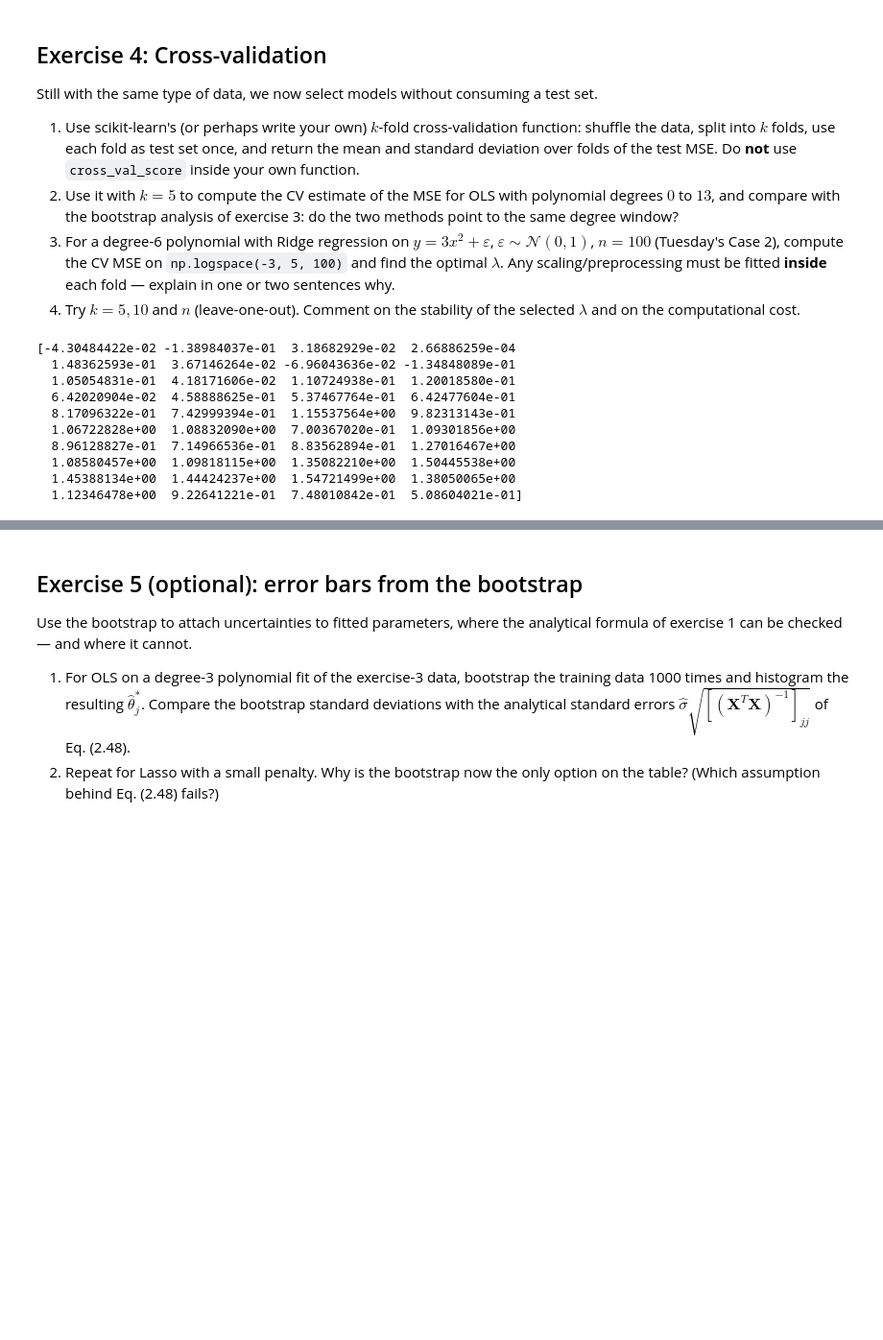
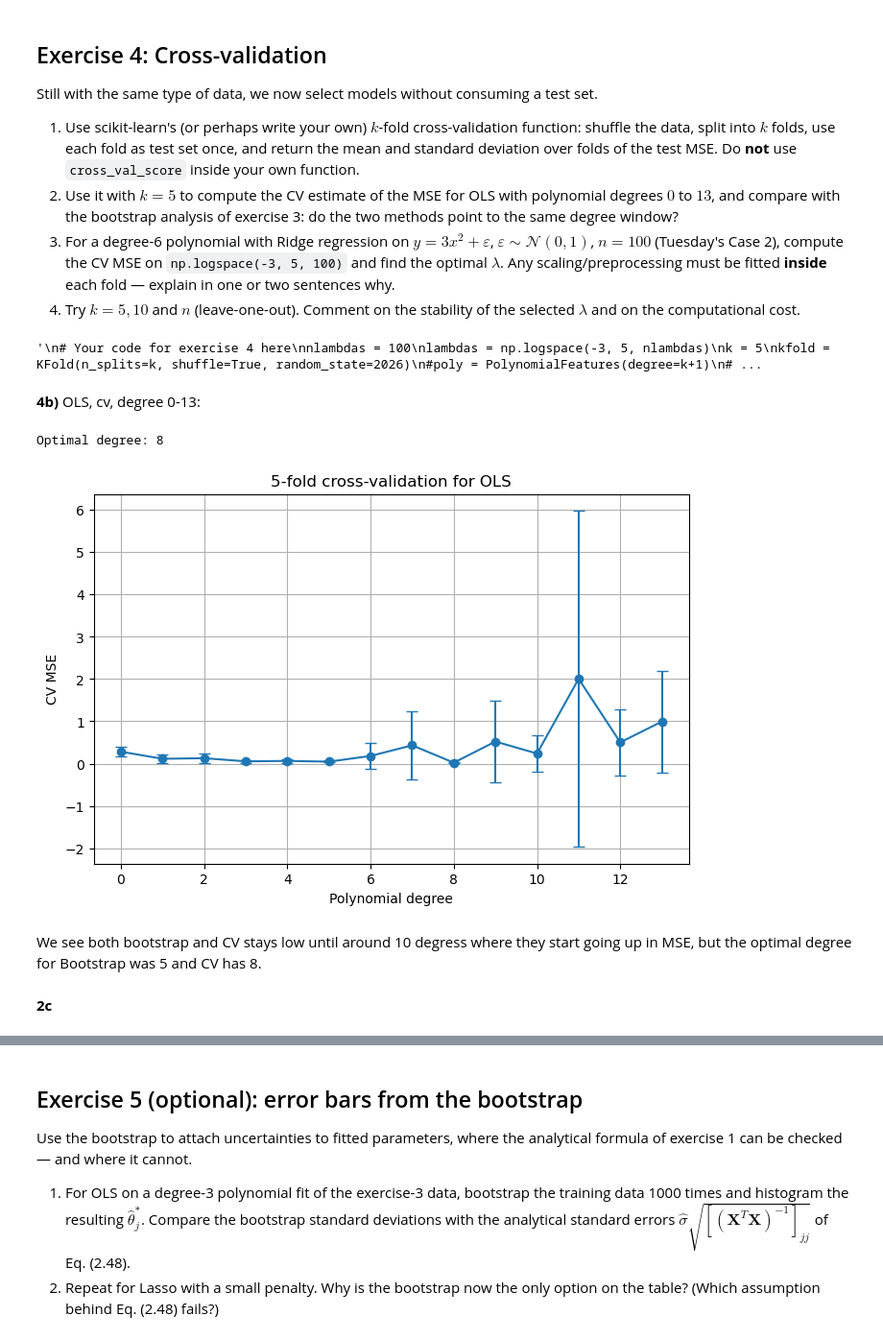
Before and after one commit to carlpd/FYS-STK, a Jupyter notebook: Weekly Excercises/exercisesweek36.ipynb, the cells around one changed output, grey strips where cells are left out. Shown at 96% size. Drawn from its saved outputs; the diff is of its cells as text; code cells hidden in the pictures; blank space fills up the shorter version.

```diff
--- a/Weekly Excercises/exercisesweek36.ipynb
+++ b/Weekly Excercises/exercisesweek36.ipynb
@@ -492,6 +474,7 @@ test set.
 4. Try $k = 5, 10$ and $n$ (leave-one-out). Comment on the stability of the
    selected $\lambda$ and on the computational cost.
 # %%
+"""
 # Your code for exercise 4 here
 nlambdas = 100
 lambdas = np.logspace(-3, 5, nlambdas)
@@ -518,14 +501,6 @@ def c_score(x,y, degrees, lambdas):
         #print(pipe)
         scores = cross_val_score(pipe, x[:, np.newaxis], y, cv=kfold, scoring="neg_mean_squared_error", error_score="raise")
         mse_sklearn[i] = np.mean(-scores)
+"""
 # %% [output]
-[-4.30484422e-02 -1.38984037e-01  3.18682929e-02  2.66886259e-04
-  1.48362593e-01  3.67146264e-02 -6.96043636e-02 -1.34848089e-01
-  1.05054831e-01  4.18171606e-02  1.10724938e-01  1.20018580e-01
-  6.42020904e-02  4.58888625e-01  5.37467764e-01  6.42477604e-01
-  8.17096322e-01  7.42999394e-01  1.15537564e+00  9.82313143e-01
-  1.06722828e+00  1.08832090e+00  7.00367020e-01  1.09301856e+00
-  8.96128827e-01  7.14966536e-01  8.83562894e-01  1.27016467e+00
-  1.08580457e+00  1.09818115e+00  1.35082210e+00  1.50445538e+00
-  1.45388134e+00  1.44424237e+00  1.54721499e+00  1.38050065e+00
-  1.12346478e+00  9.22641221e-01  7.48010842e-01  5.08604021e-01]
+'\n# Your code for exercise 4 here\nnlambdas = 100\nlambdas = np.logspace(-3, 5, nlambdas)\nk = 5\nkfold = KFold(n_splits=k, shuffle=True, random_state=2026)\n#poly = PolynomialFeatures(degree=k+1)\n# ...
@@ -531,0 +554,50 @@ def c_score(x,y, degrees, lambdas):
+# %% [markdown]
+**4b)** OLS, cv, degree 0-13:
+# %%
+degrees = range(14)
+
+cv_means = []
+cv_stds = []
+
+for degree in degrees:
+
+    model = polynomial_model(degree, method="OLS")
+
+    mean_mse, std_mse = cv_mse(
+        model,
+        x,
+        y,
+        k=5
+    )
+
+    cv_means.append(mean_mse)
+    cv_stds.append(std_mse)
+
+best_degree = degrees[np.argmin(cv_means)]
+
+print(f"Optimal degree: {best_degree}")
+# %% [output]
+Optimal degree: 8
+# %%
+plt.figure(figsize=(8, 5))
+
+plt.errorbar(
+    degrees,
+    cv_means,
+    yerr=cv_stds,
+    fmt="o-",
+    capsize=4
+)
+
+plt.xlabel("Polynomial degree")
+plt.ylabel("CV MSE")
+plt.title("5-fold cross-validation for OLS")
+
+plt.grid()
+plt.show()
+# %% [output]
+[figure, added]
+# %% [markdown]
+We see both bootstrap and CV stays low until around 10 degress where they start going up in MSE, but the optimal degree for Bootstrap was 5 and CV has 8.
+# %% [markdown]
+**2c**
```
Also changed, not shown: parts of 10 cells of this notebook.
